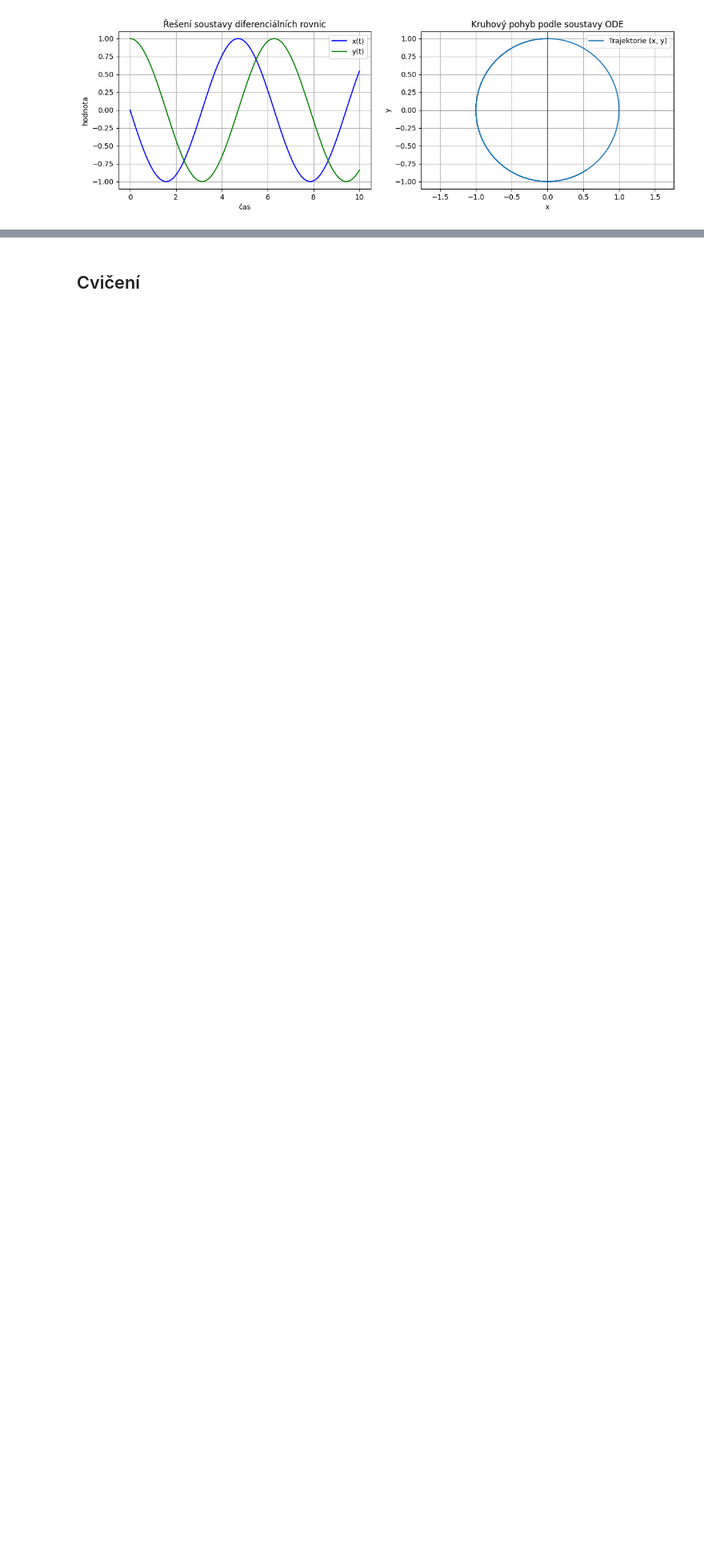
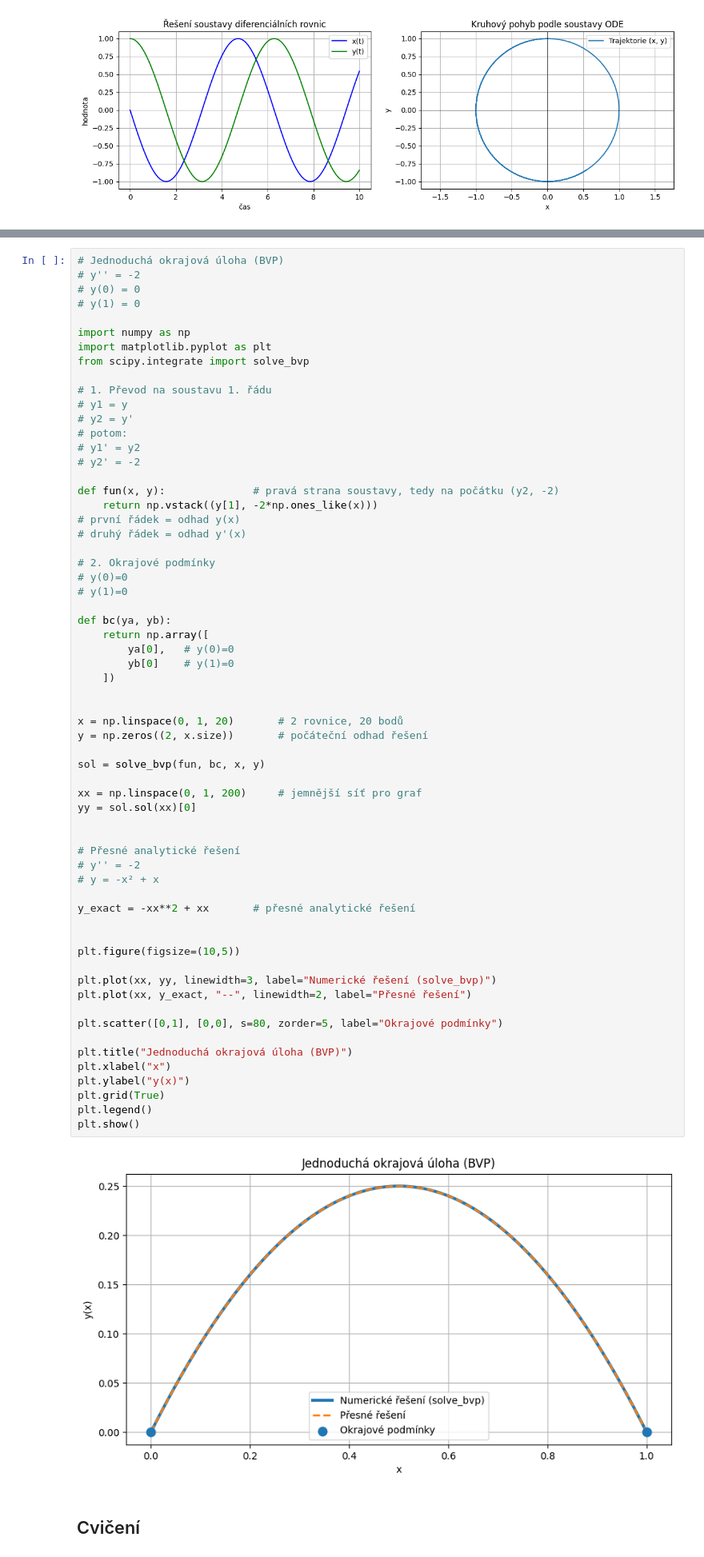
Before and after one commit to pkbcz/MSW2, a Jupyter notebook: 12 Diferencialni rovnice.ipynb, the cells around one changed output, grey strips where cells are left out. Shown at 80% size. Saved outputs shown, nothing was run; the diff lists cells and outputs as text; blank space fills up the shorter version.

```diff
--- a/12 Diferencialni rovnice.ipynb
+++ b/12 Diferencialni rovnice.ipynb
@@ -676,3 +683,67 @@ vykresli(t_vals, [x_func(t_vals, x0_val, y0_val), y_func(t_vals, x0_val, y0_val)
+# %%
+# Jednoduchá okrajová úloha (BVP)
+# y'' = -2
+# y(0) = 0
+# y(1) = 0
+
+import numpy as np
+import matplotlib.pyplot as plt
+from scipy.integrate import solve_bvp
+
+# 1. Převod na soustavu 1. řádu
+# y1 = y
+# y2 = y'
+# potom:
+# y1' = y2
+# y2' = -2
+
+def fun(x, y):              # pravá strana soustavy, tedy na počátku (y2, -2)
+    return np.vstack((y[1], -2*np.ones_like(x)))
+# první řádek = odhad y(x)
+# druhý řádek = odhad y'(x)
+
+# 2. Okrajové podmínky
+# y(0)=0
+# y(1)=0
+
+def bc(ya, yb):
+    return np.array([
+        ya[0],   # y(0)=0
+        yb[0]    # y(1)=0
+    ])
+
+
+x = np.linspace(0, 1, 20)       # 2 rovnice, 20 bodů
+y = np.zeros((2, x.size))       # počáteční odhad řešení
+
+sol = solve_bvp(fun, bc, x, y)
+
+xx = np.linspace(0, 1, 200)     # jemnější síť pro graf
+yy = sol.sol(xx)[0]
+
+
+# Přesné analytické řešení
+# y'' = -2
+# y = -x² + x
+
+y_exact = -xx**2 + xx       # přesné analytické řešení
+
+
+plt.figure(figsize=(10,5))
+
+plt.plot(xx, yy, linewidth=3, label="Numerické řešení (solve_bvp)")
+plt.plot(xx, y_exact, "--", linewidth=2, label="Přesné řešení")
+
+plt.scatter([0,1], [0,0], s=80, zorder=5, label="Okrajové podmínky")
+
+plt.title("Jednoduchá okrajová úloha (BVP)")
+plt.xlabel("x")
+plt.ylabel("y(x)")
+plt.grid(True)
+plt.legend()
+plt.show()
+# %% [output]
+[figure, added]
 # %% [markdown]
 ## Cvičení
 # %% [markdown]
```
Also changed, not shown: parts of 18 cells of this notebook, 2 other files.
